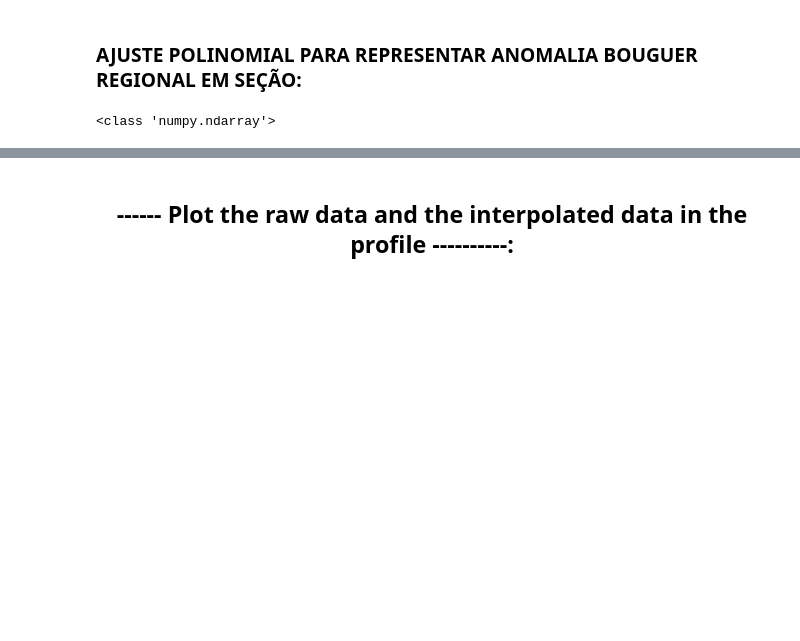
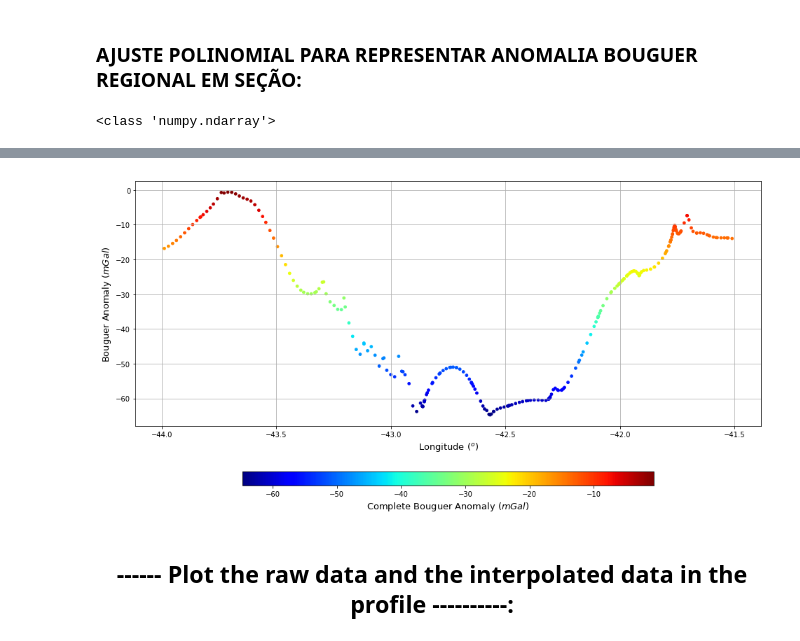
Before and after one commit to MathewsAndrade/Mathews_codes, a Jupyter notebook: Grav_barreirinhas.ipynb, the cells around one changed output, grey strips where cells are left out. Cells and saved outputs as stored; diff of their text form; code cells hidden in the pictures; blank space fills up the shorter version.

```diff
--- a/data_barreirinhas2.ipynb
+++ b/Grav_barreirinhas.ipynb
@@ -315,6 +316,34 @@ poly_res = gzi - poly
 
 # brinde!
 aa = gzp - poly
+# %%
+# ------------ set figure size: ------------------------------------------#
+plt.close('all')
+fig = plt.figure(figsize=(16,8), facecolor='w')
+plt.subplot(1,1,1)
+
+#fig.suptitle('Separação Regional-Residual', fontsize=16)
+plt.xlabel('Longitude ($^o$)', fontsize = 13)
+plt.ylabel('Bouguer Anomaly ($mGal$)', fontsize = 13)
+p1 = plt.scatter(lon, gzi, s=55.0, c=gzi, marker='.', cmap='jet')
+cbar = plt.colorbar(p1, aspect=30, fraction = 0.045, orientation="horizontal")
+cbar.set_label('Complete Bouguer Anomaly $ (mGal) $',fontsize=13, rotation = 0)
+plt.grid()
+plt.savefig('fig1.png', dpi=200, transparent=True, bbox_inches='tight')
+plt.show()
+###########################################################################################################################
+
+#plt.subplot(1,2,2)
+#plt.xlabel('Longitude ($^o$)', fontsize = 13)
+#plt.ylabel('Latitude ($^o$)', fontsize = 13)
+
+#p2  = plt.scatter(np.array(ds2['Longitude']), np.array(ds2['Latitude']), s=5.0, c=np.array(ds2['H (m)']), marker='.', cmap='terrain')
+#cbar= plt.colorbar(p2, aspect=50, fraction = 0.02, orientation="horizontal")
+#cbar.set_label('Topography $ (m) $',fontsize=13, rotation = 0)
+#plt.grid()
+#plt.show()
+# %% [output]
+[figure, added]
 # %% [markdown]
 ## <center> ------ Plot the raw data and the interpolated data in the profile ----------: <center>
 # %%
```
Also changed, not shown: parts of 10 cells of this notebook, 1 other file.
